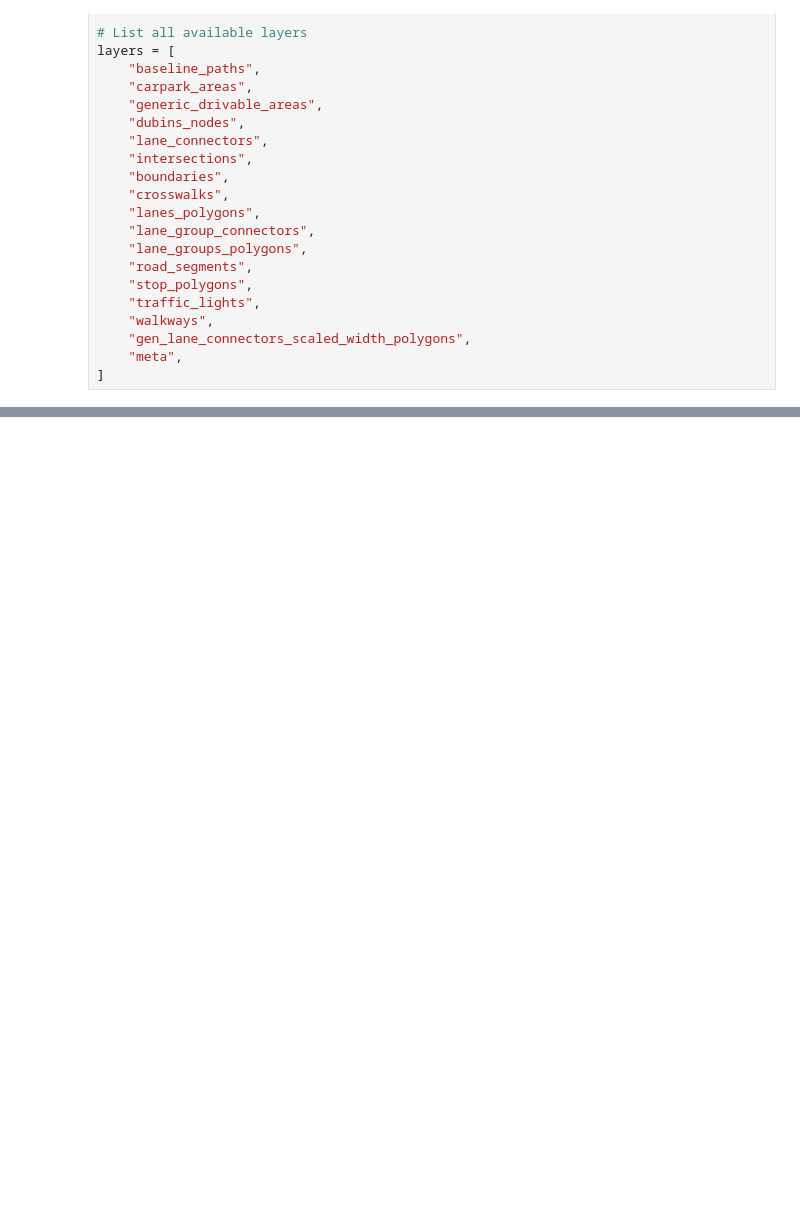
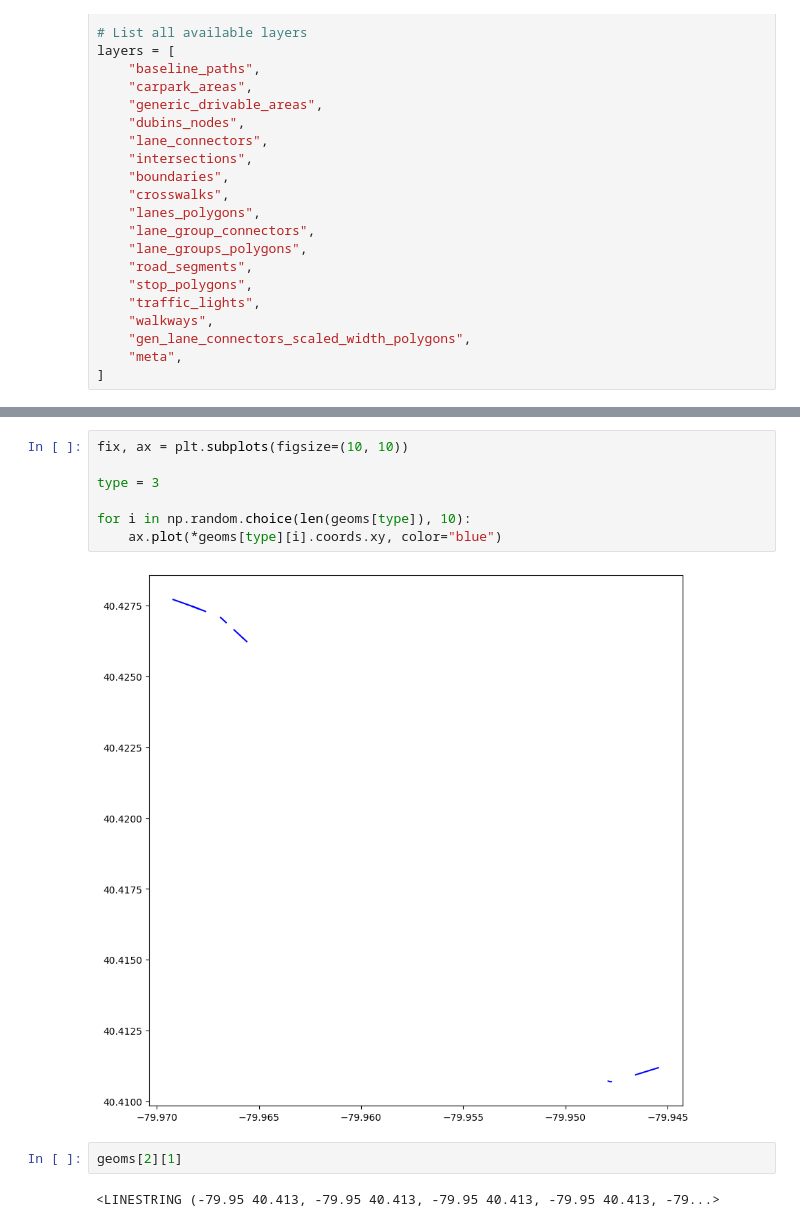
Before and after one commit to autonomousvision/py123d, a Jupyter notebook: notebooks/nuplan_map_dataframe.ipynb, the cells around one changed output, grey strips where cells are left out. Cells and saved outputs as stored; diff of their text form; blank space fills up the shorter version.

```diff
--- a/notebooks/nuplan_map_dataframe.ipynb
+++ b/notebooks/nuplan_map_dataframe.ipynb
@@ -46,0 +80,13 @@ gdf.plot()
+# %%
+fix, ax = plt.subplots(figsize=(10, 10))
+
+type = 3
+
+for i in np.random.choice(len(geoms[type]), 10):
+    ax.plot(*geoms[type][i].coords.xy, color="blue")
+# %% [output]
+[figure, added]
+# %%
+geoms[2][1]
+# %% [output]
+<LINESTRING (-79.95 40.413, -79.95 40.413, -79.95 40.413, -79.95 40.413, -79...>
```
Also changed, not shown: parts of 7 cells of this notebook, 12 other files.
